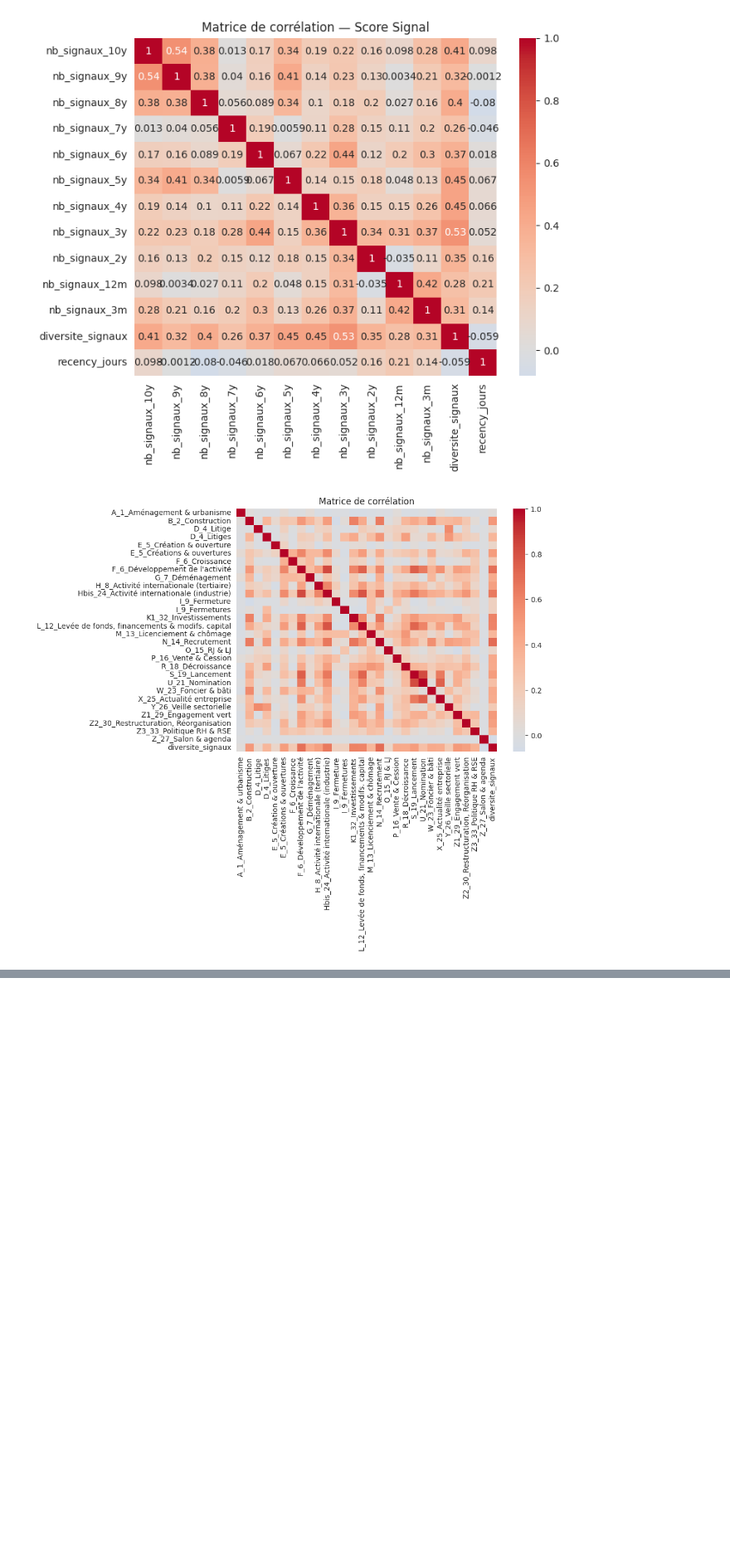
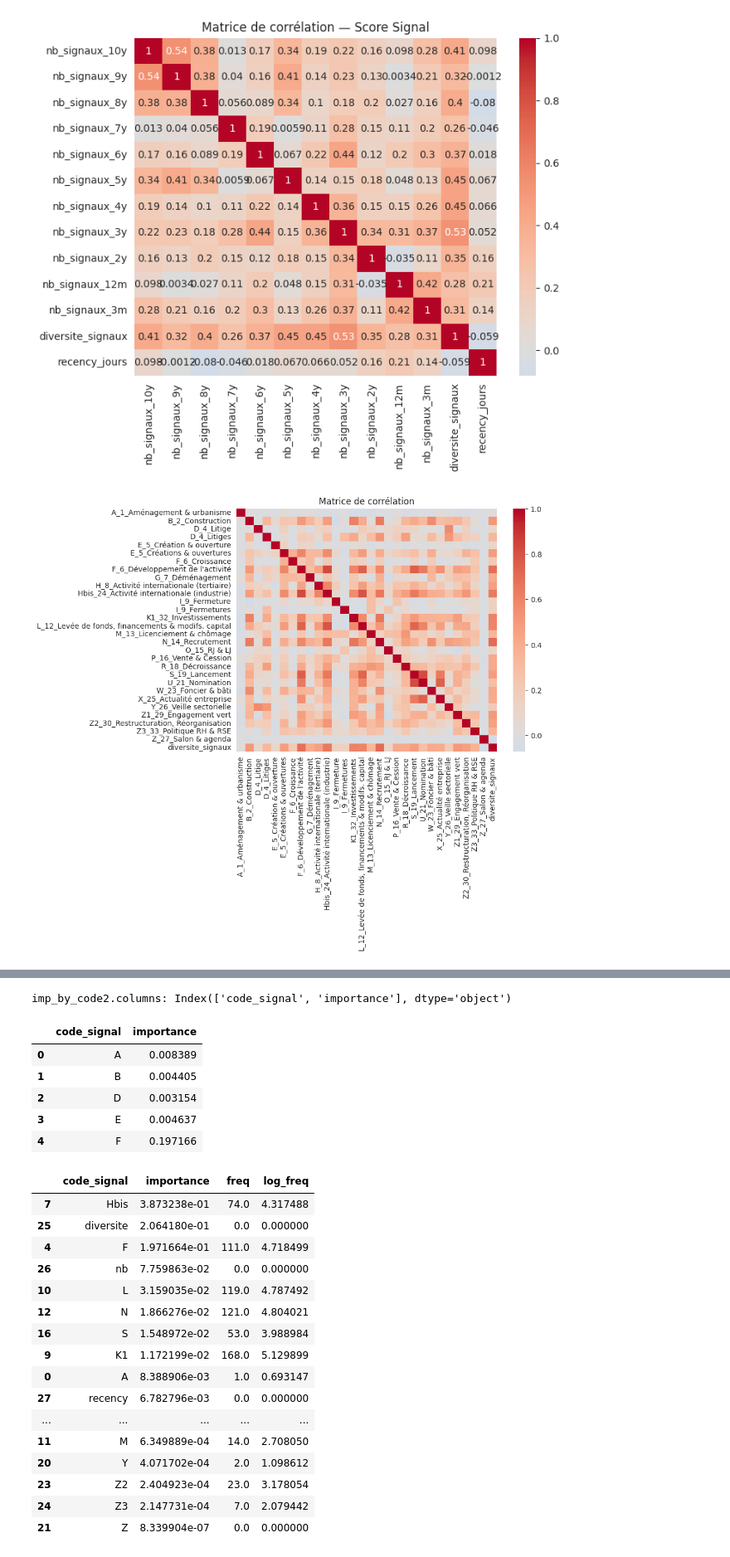
Before and after one commit to dev-labarre/ose-main, a Jupyter notebook: notebooks/Signal_Baseline_Model_v2.ipynb, the cells around one changed output, grey strips where cells are left out. Shown: that part at 83% size. Drawn from its saved outputs; the diff is of its cells as text; code cells hidden in the pictures; blank space fills up the shorter version.

Commit message:
add freq vs importance comparison

```diff
--- a/notebooks/Signal_Baseline_Model_v2.ipynb
+++ b/notebooks/Signal_Baseline_Model_v2.ipynb
@@ -798,0 +851,56 @@ plt.show()
+# %%
+def extract_code(type_str):
+    """
+    À partir d'une string "{'code': 'L', 'id': 12, ...}" -> 'L', 'F', 'Hbis', etc.
+    """
+    try:
+        d = ast.literal_eval(type_str)
+        return d.get("code")
+    except Exception:
+        return None
+
+df_sig["code_signal"] = df_sig["type"].apply(extract_code)
+
+freq_by_code2 = (
+    df_sig["code_signal"]
+    .value_counts()
+    .reset_index()
+)
+
+# Renommer explicitement les colonnes pour être sûrs
+freq_by_code2.columns = ["code_signal", "freq"]
+
+print("freq_by_code2.columns:", freq_by_code2.columns)
+display(freq_by_code2.head())
+
+# ========= Importance par code à partir de feature_importance =========
+
+def extract_code_from_feature(feature):
+    """
+    'Hbis_24_Activité...' -> 'Hbis'
+    'F_6_Développement...' -> 'F'
+    'nb_signaux_total'     -> 'nb_signaux_total' (pas un code, c'est OK)
+    """
+    return feature.split("_")[0]
+
+fi2 = feature_importance.copy()
+
+fi2["code_signal"] = fi2["feature"].apply(extract_code_from_feature)
+
+imp_by_code2 = (
+    fi2.groupby("code_signal", as_index=False)["importance"].sum()
+)
+
+print("imp_by_code2.columns:", imp_by_code2.columns)
+display(imp_by_code2.head())
+
+# ========= Merge importance + fréquence =========
+
+df_compare = imp_by_code2.merge(freq_by_code2, on="code_signal", how="left")
+
+# Les features comme nb_signaux_total / diversite_signaux n'ont pas de freq -> NaN
+df_compare["freq"] = df_compare["freq"].fillna(0)
+df_compare["log_freq"] = np.log1p(df_compare["freq"])
+
+display(df_compare.sort_values("importance", ascending=False))
+# %% [output]
@@ -798,0 +914,24 @@ plt.show()
+imp_by_code2.columns: Index(['code_signal', 'importance'], dtype='object')
+|  | code_signal | importance |
+| 0 | A | 0.008389 |
+| 1 | B | 0.004405 |
+| 2 | D | 0.003154 |
+| 3 | E | 0.004637 |
+| 4 | F | 0.197166 |
+|  | code_signal | importance | freq | log_freq |
+| 7 | Hbis | 3.873238e-01 | 74.0 | 4.317488 |
+| 25 | diversite | 2.064180e-01 | 0.0 | 0.000000 |
+| 4 | F | 1.971664e-01 | 111.0 | 4.718499 |
+| 26 | nb | 7.759863e-02 | 0.0 | 0.000000 |
+| 10 | L | 3.159035e-02 | 119.0 | 4.787492 |
+| 12 | N | 1.866276e-02 | 121.0 | 4.804021 |
+| 16 | S | 1.548972e-02 | 53.0 | 3.988984 |
+| 9 | K1 | 1.172199e-02 | 168.0 | 5.129899 |
+| 0 | A | 8.388906e-03 | 1.0 | 0.693147 |
+| 27 | recency | 6.782796e-03 | 0.0 | 0.000000 |
+| ... | ... | ... | ... | ... |
+| 11 | M | 6.349889e-04 | 14.0 | 2.708050 |
+| 20 | Y | 4.071702e-04 | 2.0 | 1.098612 |
+| 23 | Z2 | 2.404923e-04 | 23.0 | 3.178054 |
+| 24 | Z3 | 2.147731e-04 | 7.0 | 2.079442 |
+| 21 | Z | 8.339904e-07 | 0.0 | 0.000000 |
```
Also changed, not shown: parts of 5 cells of this notebook.
